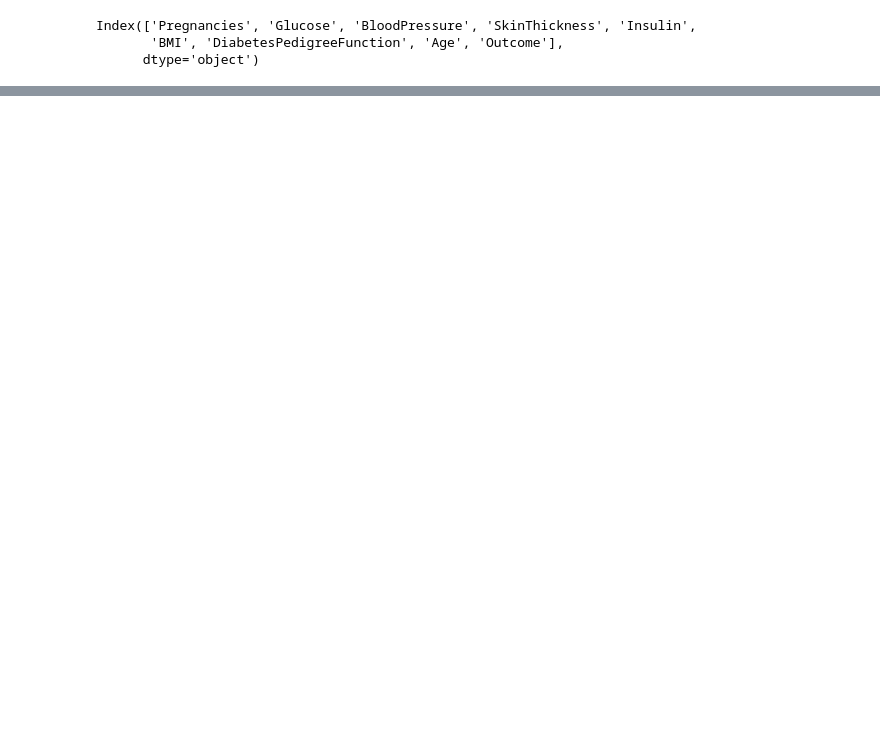
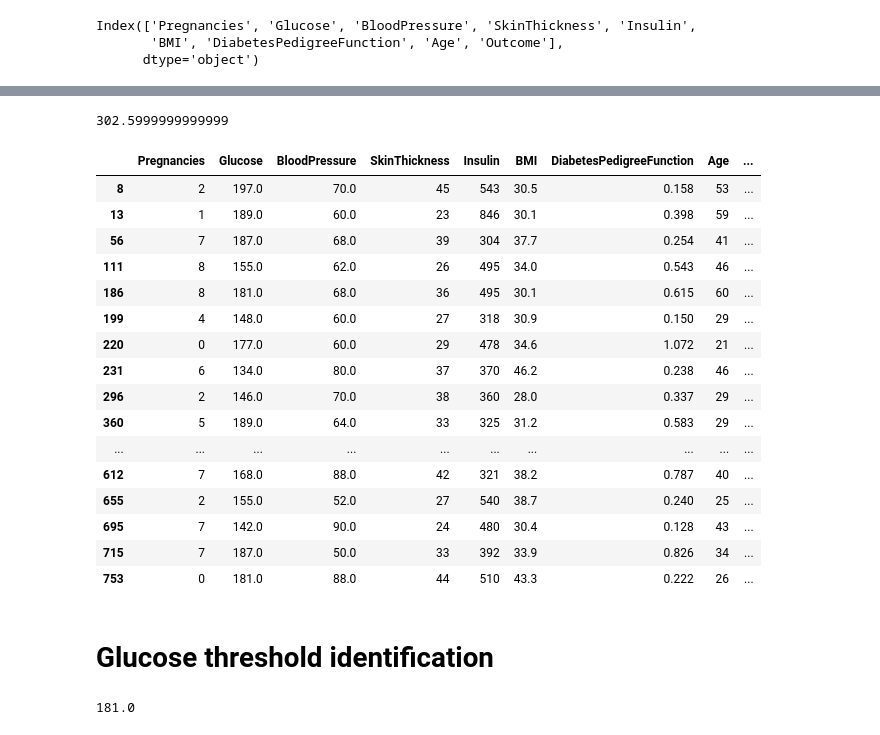
Before and after one commit to VickArmand/Early-Diabetes-Prediction-Project, a Jupyter notebook: Model for prediction.ipynb, the cells around one changed output, grey strips where cells are left out. Drawn from its saved outputs; the diff is of its cells as text; code cells hidden in the pictures; blank space fills up the shorter version.

```diff
--- a/Model for prediction.ipynb
+++ b/Model for prediction.ipynb
@@ -223,0 +337,32 @@ xgboost.__version__
+# %%
+maxthreshold=diabetesdata['Insulin'].quantile(0.95)
+maxthreshold
+# %% [output]
+302.5999999999999
+# %%
+diabetesdata[(diabetesdata['Insulin']>=maxthreshold) & (diabetesdata['Outcome']==1)]
+# %% [output]
+|  | Pregnancies | Glucose | BloodPressure | SkinThickness | Insulin | BMI | DiabetesPedigreeFunction | Age | ... |
+| 8 | 2 | 197.0 | 70.0 | 45 | 543 | 30.5 | 0.158 | 53 | ... |
+| 13 | 1 | 189.0 | 60.0 | 23 | 846 | 30.1 | 0.398 | 59 | ... |
+| 56 | 7 | 187.0 | 68.0 | 39 | 304 | 37.7 | 0.254 | 41 | ... |
+| 111 | 8 | 155.0 | 62.0 | 26 | 495 | 34.0 | 0.543 | 46 | ... |
+| 186 | 8 | 181.0 | 68.0 | 36 | 495 | 30.1 | 0.615 | 60 | ... |
+| 199 | 4 | 148.0 | 60.0 | 27 | 318 | 30.9 | 0.150 | 29 | ... |
+| 220 | 0 | 177.0 | 60.0 | 29 | 478 | 34.6 | 1.072 | 21 | ... |
+| 231 | 6 | 134.0 | 80.0 | 37 | 370 | 46.2 | 0.238 | 46 | ... |
+| 296 | 2 | 146.0 | 70.0 | 38 | 360 | 28.0 | 0.337 | 29 | ... |
+| 360 | 5 | 189.0 | 64.0 | 33 | 325 | 31.2 | 0.583 | 29 | ... |
+| ... | ... | ... | ... | ... | ... | ... | ... | ... | ... |
+| 612 | 7 | 168.0 | 88.0 | 42 | 321 | 38.2 | 0.787 | 40 | ... |
+| 655 | 2 | 155.0 | 52.0 | 27 | 540 | 38.7 | 0.240 | 25 | ... |
+| 695 | 7 | 142.0 | 90.0 | 24 | 480 | 30.4 | 0.128 | 43 | ... |
+| 715 | 7 | 187.0 | 50.0 | 33 | 392 | 33.9 | 0.826 | 34 | ... |
+| 753 | 0 | 181.0 | 88.0 | 44 | 510 | 43.3 | 0.222 | 26 | ... |
+# %% [markdown]
+# Glucose threshold identification
+# %%
+maxthreshold=diabetesdata['Glucose'].quantile(0.95)
+maxthreshold
+# %% [output]
+181.0
```
Also changed, not shown: parts of 56 cells of this notebook, 12 other files.
